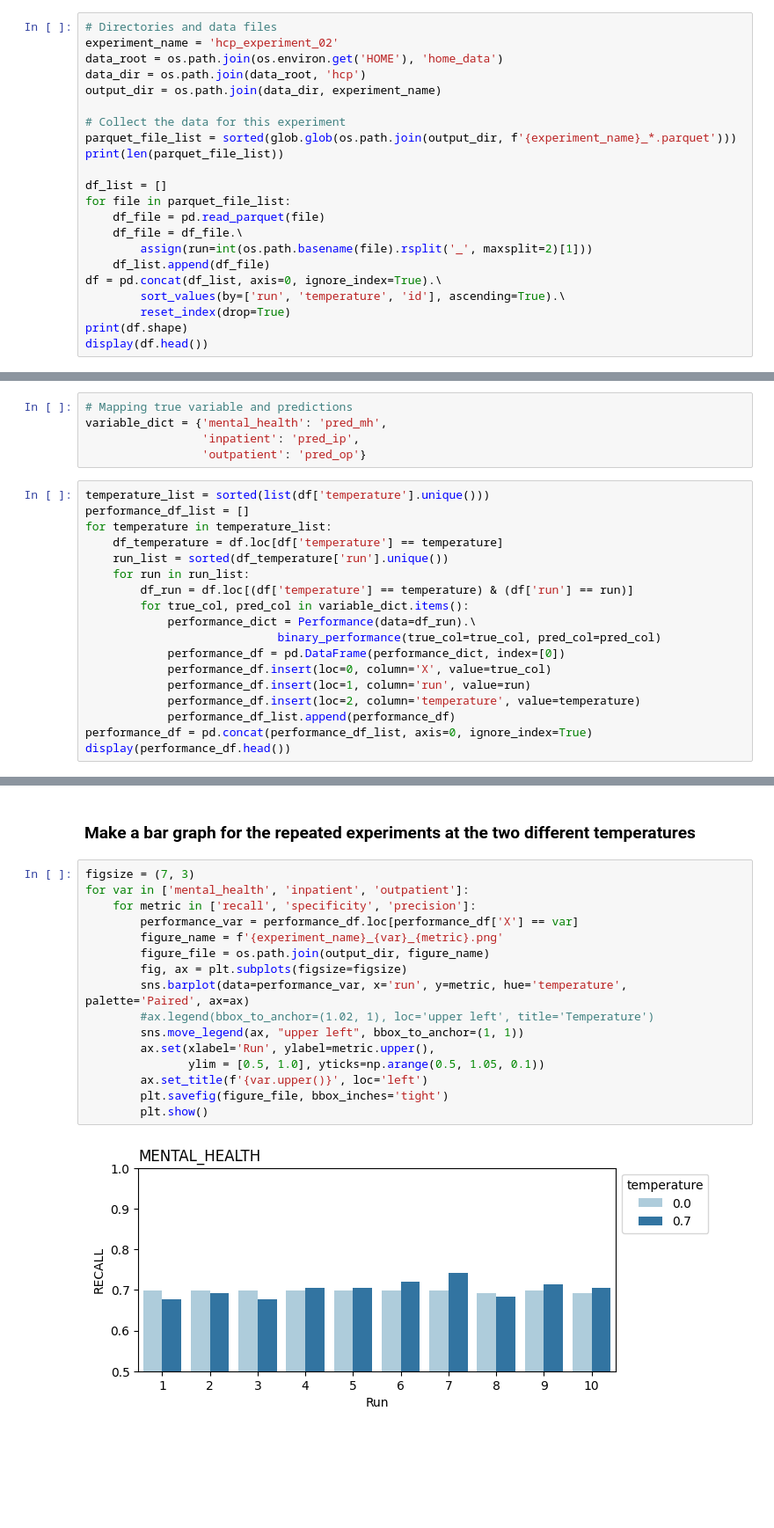
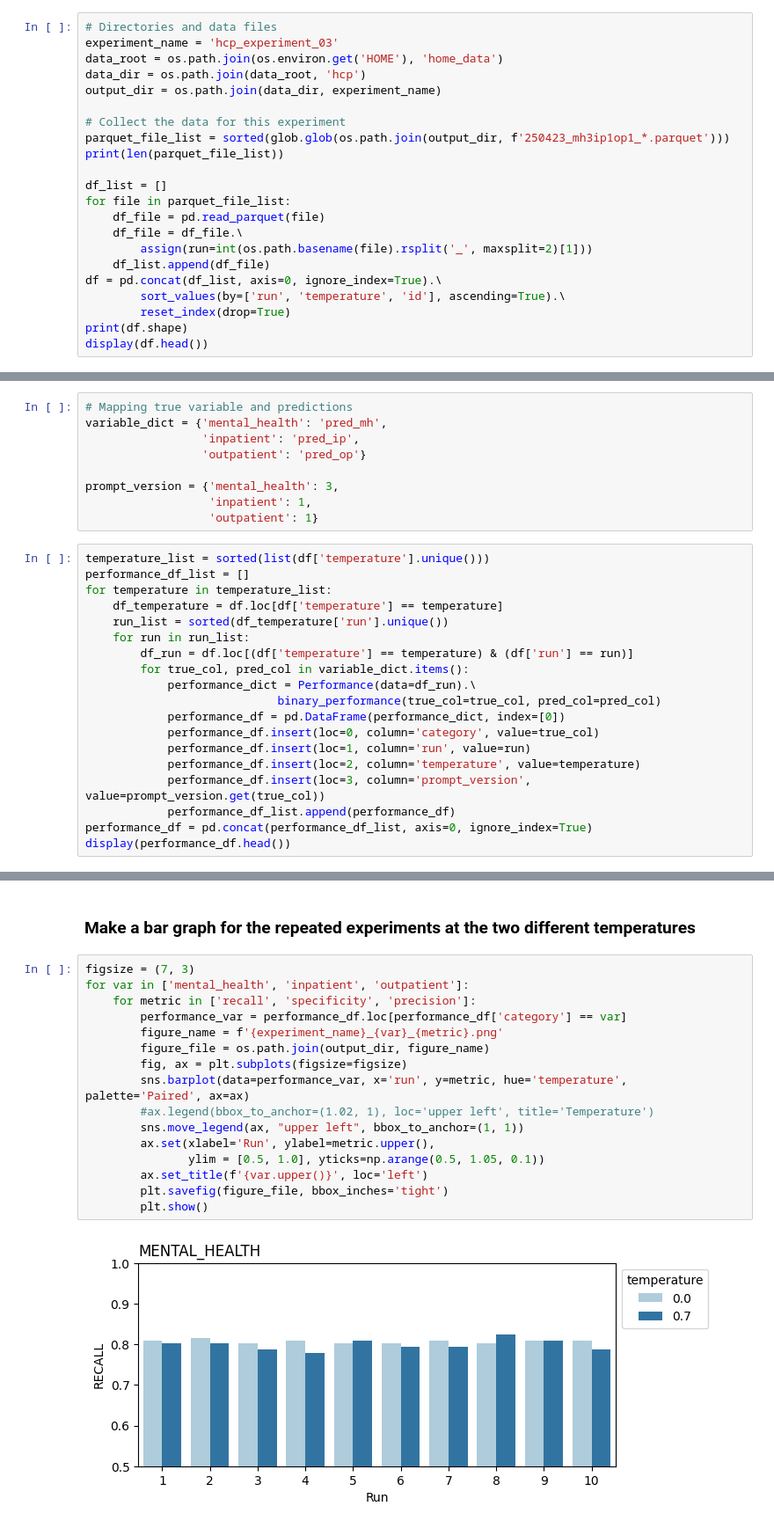
Before and after one commit to awerdich/llmt, a Jupyter notebook: notebooks/experiments/reproducibility.ipynb, the cells around one changed output, grey strips where cells are left out. Shown at 88% size. Drawn from its saved outputs; the diff is of its cells as text; blank space fills up the shorter version.

Commit message:
experiments with mh03 prompts

```diff
--- a/notebooks/experiments/reproducibility.ipynb
+++ b/notebooks/experiments/reproducibility.ipynb
@@ -28,12 +25,12 @@ The autoreload extension is already loaded. To reload it, use:
 # %%
 # Directories and data files
-experiment_name = 'hcp_experiment_02'
+experiment_name = 'hcp_experiment_03'
 data_root = os.path.join(os.environ.get('HOME'), 'home_data')
 data_dir = os.path.join(data_root, 'hcp')
 output_dir = os.path.join(data_dir, experiment_name)
 
 # Collect the data for this experiment
-parquet_file_list = sorted(glob.glob(os.path.join(output_dir, f'{experiment_name}_*.parquet')))
+parquet_file_list = sorted(glob.glob(os.path.join(output_dir, f'250423_mh3ip1op1_*.parquet')))
 print(len(parquet_file_list))
 
 df_list = []
@@ -61,6 +58,10 @@ display(df.head())
 variable_dict = {'mental_health': 'pred_mh',
                  'inpatient': 'pred_ip',
                  'outpatient': 'pred_op'}
+
+prompt_version = {'mental_health': 3,
+                  'inpatient': 1,
+                  'outpatient': 1}
 # %%
 temperature_list = sorted(list(df['temperature'].unique()))
 performance_df_list = []
@@ -73,9 +74,10 @@ for temperature in temperature_list:
             performance_dict = Performance(data=df_run).\
                             binary_performance(true_col=true_col, pred_col=pred_col)
             performance_df = pd.DataFrame(performance_dict, index=[0])
-            performance_df.insert(loc=0, column='X', value=true_col)
+            performance_df.insert(loc=0, column='category', value=true_col)
             performance_df.insert(loc=1, column='run', value=run)
             performance_df.insert(loc=2, column='temperature', value=temperature)
+            performance_df.insert(loc=3, column='prompt_version', value=prompt_version.get(true_col))
             performance_df_list.append(performance_df)
 performance_df = pd.concat(performance_df_list, axis=0, ignore_index=True)
 display(performance_df.head())
@@ -91,18 +93,18 @@ display(performance_df.head())
 # %%
 figsize = (7, 3)
 for var in ['mental_health', 'inpatient', 'outpatient']:
     for metric in ['recall', 'specificity', 'precision']:
-        performance_var = performance_df.loc[performance_df['X'] == var]
+        performance_var = performance_df.loc[performance_df['category'] == var]
         figure_name = f'{experiment_name}_{var}_{metric}.png'
         figure_file = os.path.join(output_dir, figure_name)
         fig, ax = plt.subplots(figsize=figsize)
         sns.barplot(data=performance_var, x='run', y=metric, hue='temperature', palette='Paired', ax=ax)
         #ax.legend(bbox_to_anchor=(1.02, 1), loc='upper left', title='Temperature')
         sns.move_legend(ax, "upper left", bbox_to_anchor=(1, 1))
         ax.set(xlabel='Run', ylabel=metric.upper(),
                ylim = [0.5, 1.0], yticks=np.arange(0.5, 1.05, 0.1))
         ax.set_title(f'{var.upper()}', loc='left')
         plt.savefig(figure_file, bbox_inches='tight')
         plt.show()
 # %% [output]
-[figure, old version]
+[figure, new version]
```
Also changed, not shown: parts of 7 cells of this notebook, 1 other file.
